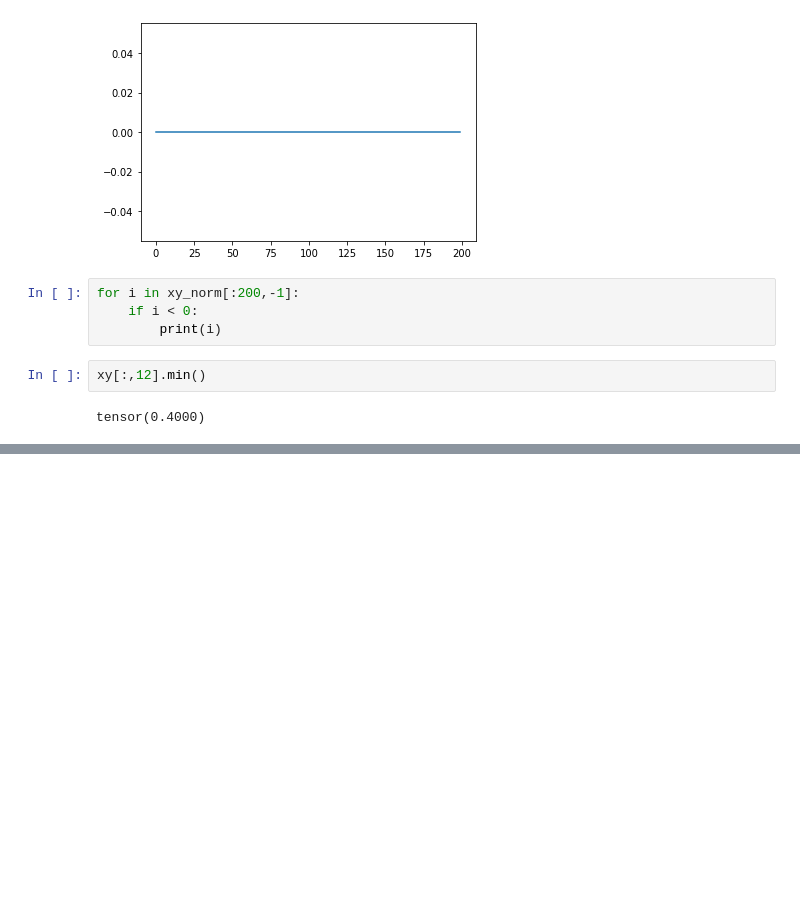
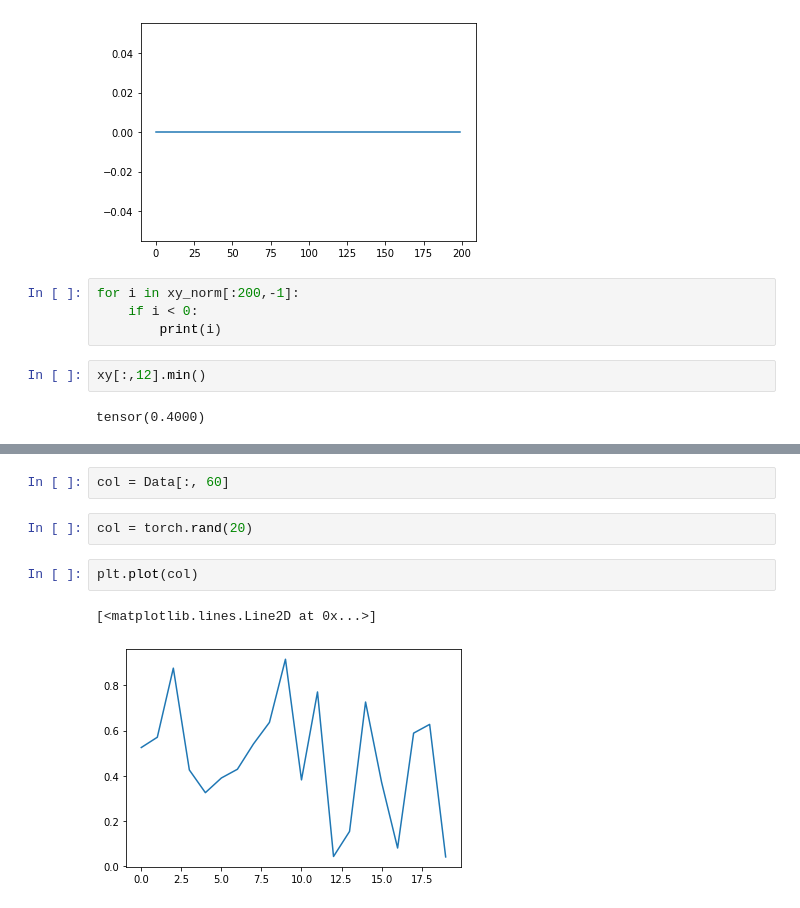
Before and after one commit to VGTHuang/sandbox, a Jupyter notebook: hydro/test.ipynb, the cells around one changed output, grey strips where cells are left out. Saved outputs shown, nothing was run; the diff lists cells and outputs as text; blank space fills up the shorter version.

```diff
--- a/hydro/test.ipynb
+++ b/hydro/test.ipynb
@@ -257,0 +275,9 @@ def conv(in_channels, out_channels, in_):
+# %%
+col = Data[:, 60]
+# %%
+col = torch.rand(20)
+# %%
+plt.plot(col)
+# %% [output]
+[<matplotlib.lines.Line2D at 0x...>]
+[figure, added]
```
Also changed, not shown: parts of 20 cells of this notebook, 4 other files.
